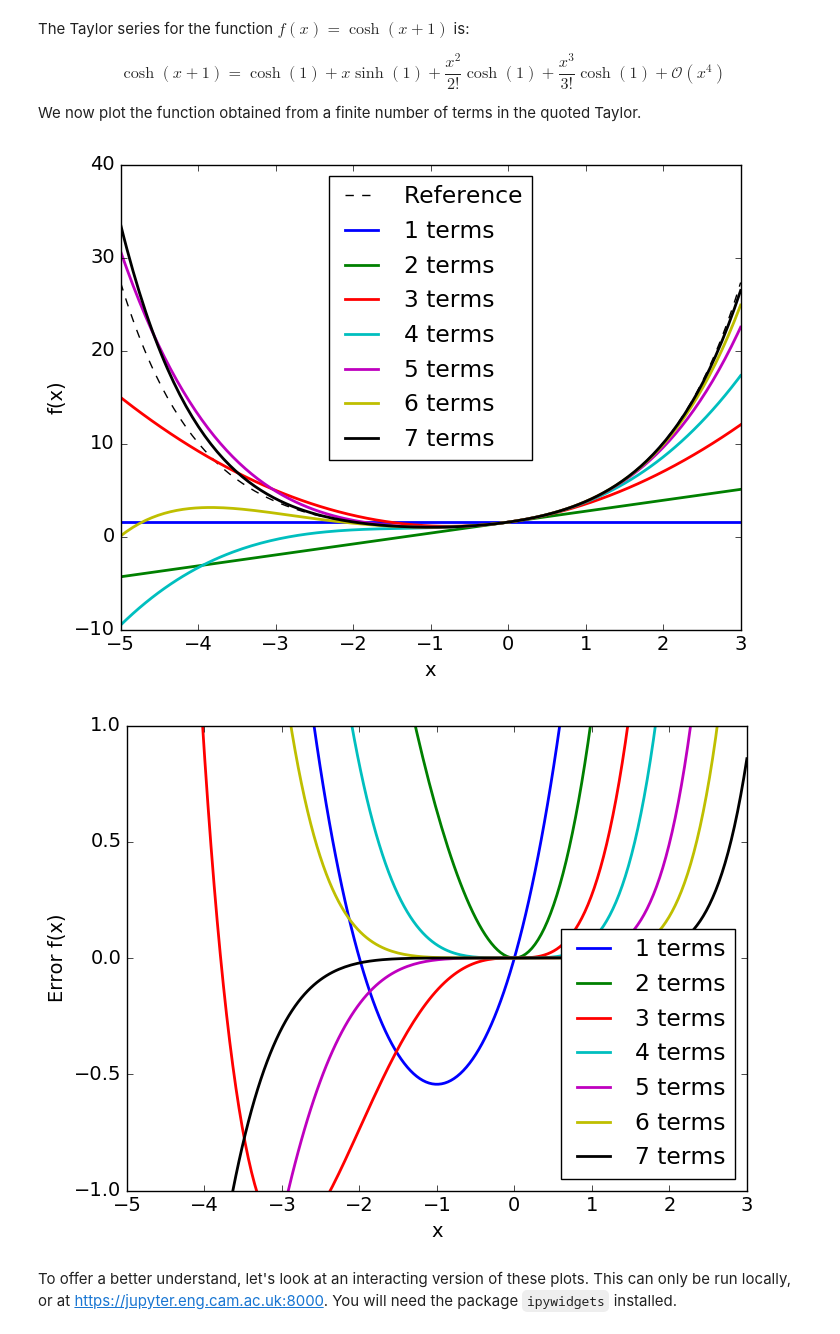
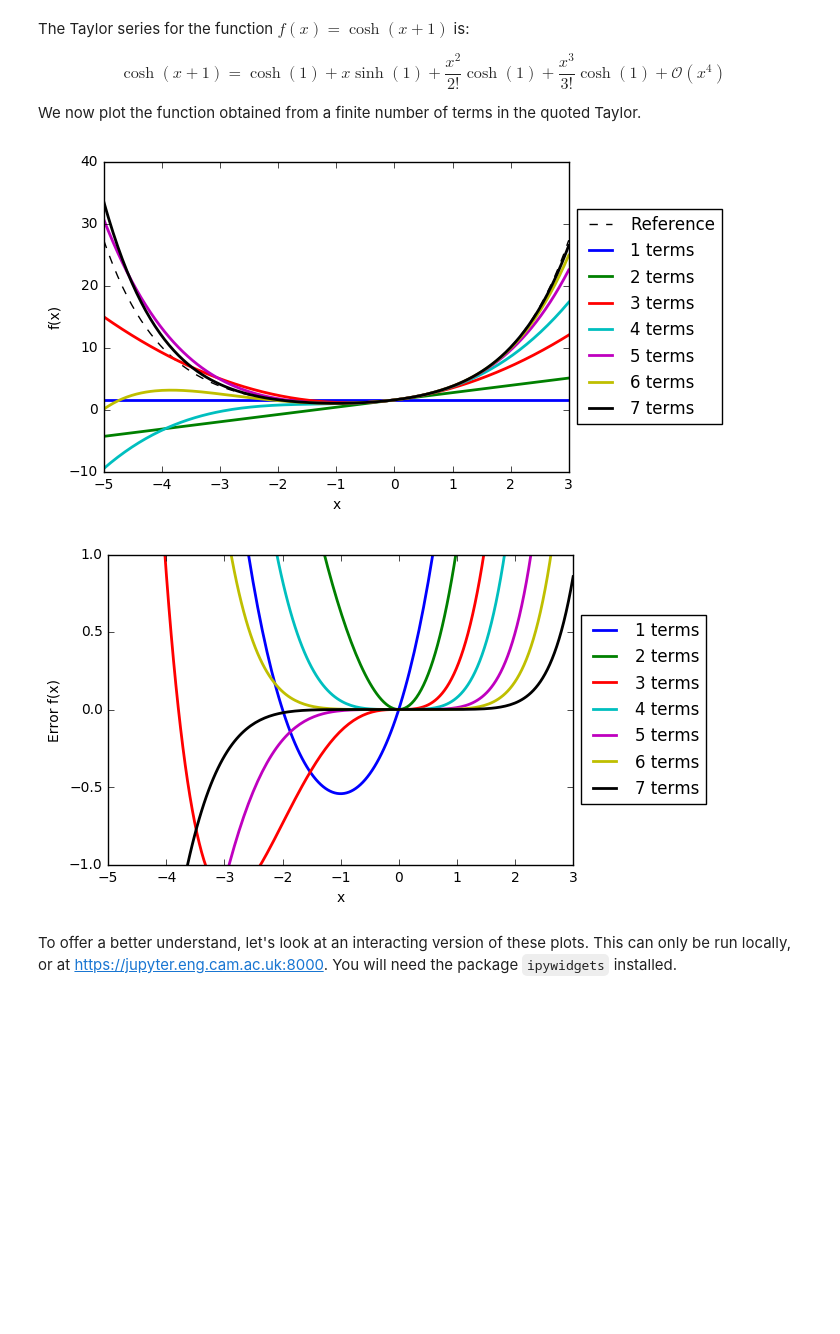
Before and after one commit to CambridgeEngineering/Part-IA-ExamplesPapers-Python, a Jupyter notebook: paper4/IA Paper 4 Mathematics 02.ipynb, the cells around one changed output. Drawn from its saved outputs; the diff is of its cells as text; code cells hidden in the pictures; blank space fills up the shorter version.

Commit message:
Remove font label

```diff
--- a/paper4/IA Paper 4 Mathematics 02.ipynb
+++ b/paper4/IA Paper 4 Mathematics 02.ipynb
@@ -61,4 +69,0 @@ First, we load the packages.
-# %%
-# Change matplotlib fontsize
-import matplotlib
-matplotlib.rcParams.update({'font.size': 14})
@@ -106,8 +115,9 @@ y_power_series = np.zeros(num_points)
 error_conv = []
 
 # Split to two subplots
-fig1, ax1 = plt.subplots(figsize=(8, 6))
-fig2, ax2 = plt.subplots(figsize=(8, 6))
+fig1, ax1 = plt.subplots()
+fig2, ax2 = plt.subplots()
+# fig2, ax2 = plt.subplots(figsize=(8, 6))
 
 # Plot the reference function
 ax1.plot(x, y_ref, 'k', label="Reference", lw=1.0, ls='--')
@@ -115,37 +125,37 @@ ax1.plot(x, y_ref, 'k', label="Reference", lw=1.0, ls='--')
 # Step through the number of terms
 for i in range(0, max_terms):
     # Adding terms to power series
     if i % 2 == 0:
         y_power_series = y_power_series \
             + np.power(x, i)/factorial(i)*np.cosh(1)
     else:
         y_power_series = y_power_series \
             + np.power(x, i)/factorial(i)*np.sinh(1)
 
     if i <= 6:
         ax1.plot(x, y_power_series, label='%d terms' % (i + 1), lw=2.0)
         ax2.plot(x, (y_ref - y_power_series), label='%d terms' % (i+1), lw=2.0)
 
     # Calculate the relative least-square difference
     error_conv.append(np.linalg.norm
                       (y_power_series - y_ref) / np.linalg.norm(y_ref))
 
 # Insert legends
-ax1.legend(loc=9)
-ax2.legend(loc=4)
+ax1.legend(loc='center left', bbox_to_anchor=(1.0, 0.5))
+ax2.legend(loc='center left', bbox_to_anchor=(1.0, 0.5))
 
 # Set limit
 ax1.set_ylim((-10, 40))
 ax2.set_ylim((-1, 1))
 
 # Label axes
 ax1.set_xlabel('x')
 ax2.set_xlabel('x')
 ax1.set_ylabel('f(x)')
 ax2.set_ylabel('Error f(x)');
 # %% [output]
-[figure, old version]
+[figure, new version]
-[figure, old version]
+[figure, new version]
 # %% [markdown]
 To offer a better understand, let's look at an interacting version of these plots. This can only be run locally, or at <https://jupyter.eng.cam.ac.uk:8000>. You will need the package `ipywidgets` installed.
 # %%
```
Also changed, not shown: parts of 16 cells of this notebook, 16 other files.
